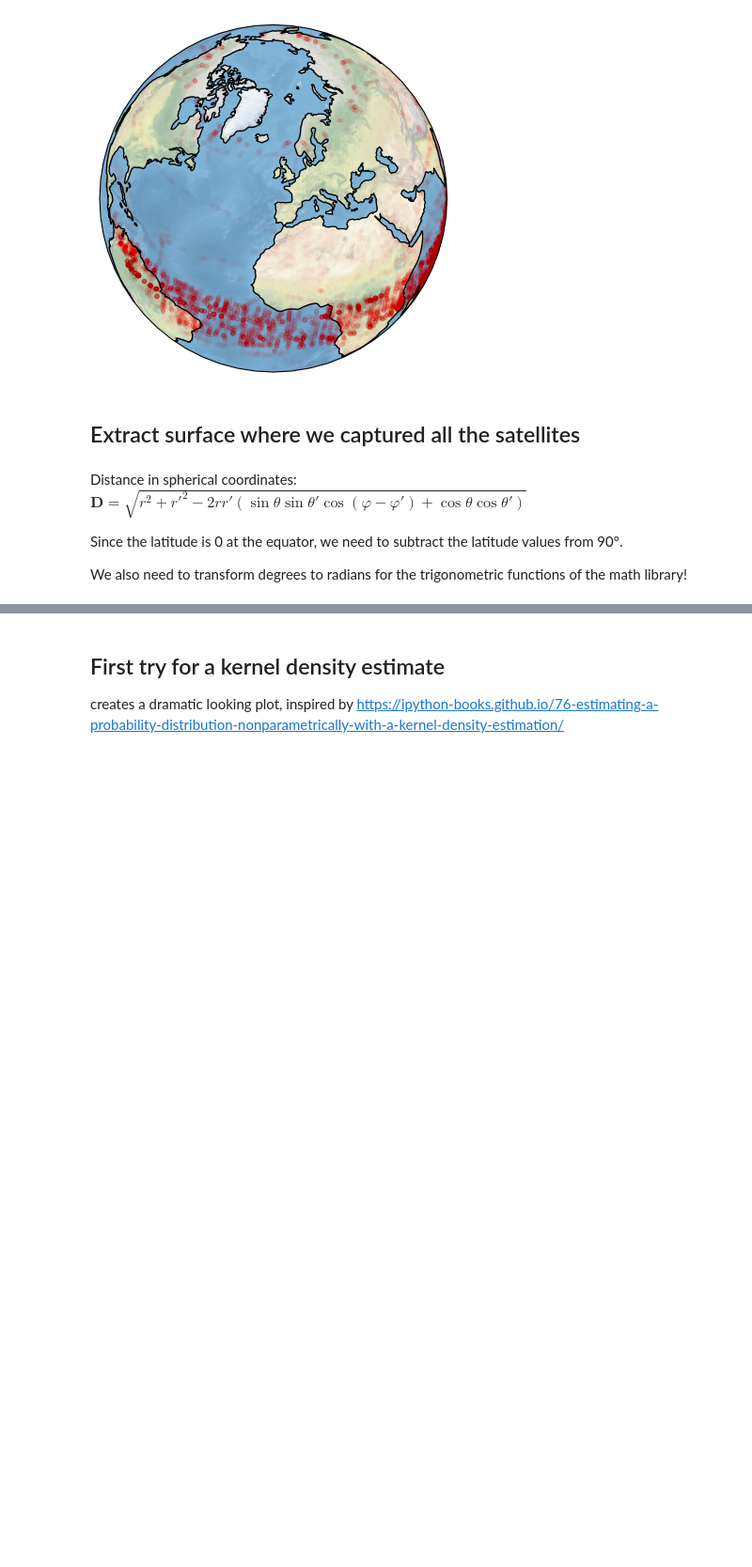
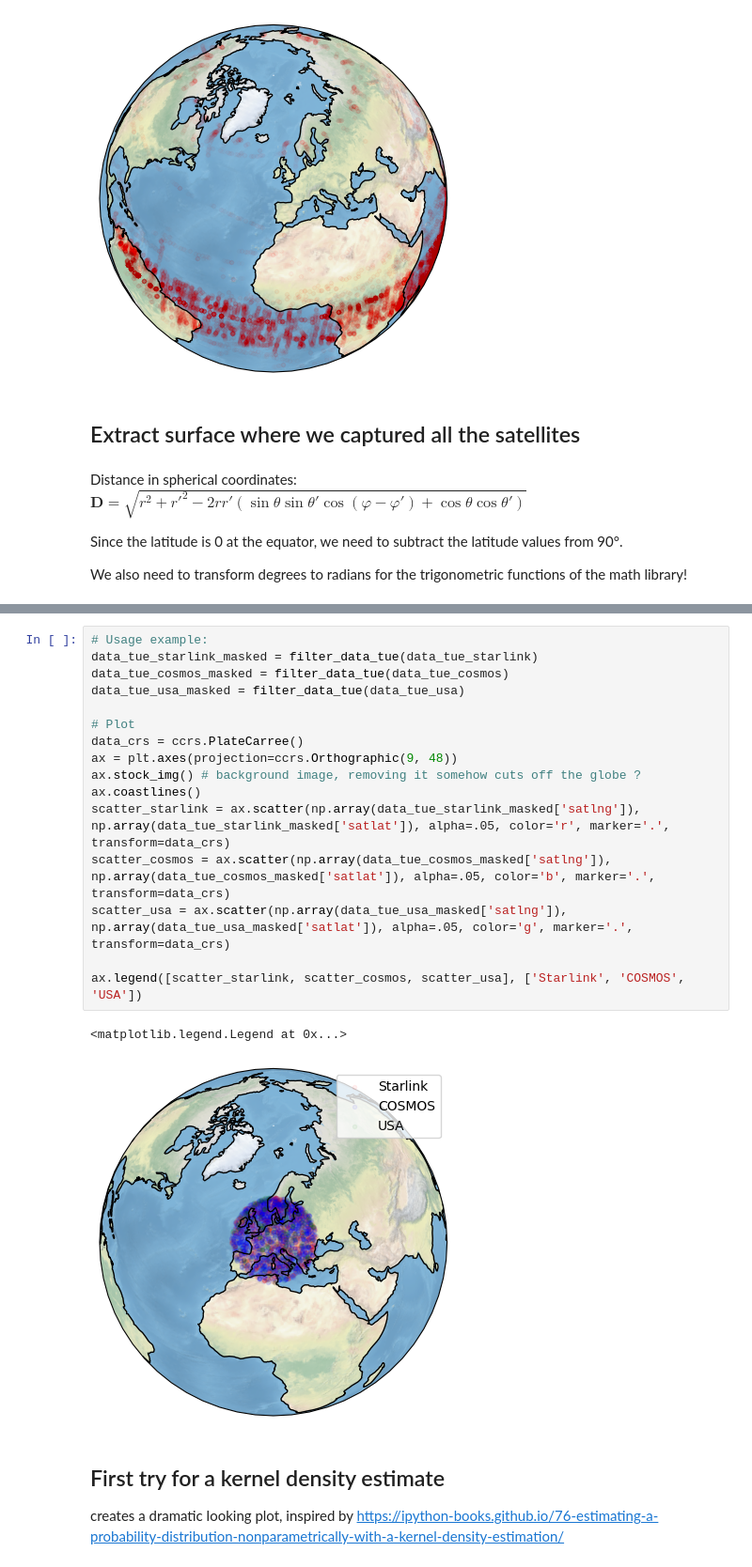
Before and after one commit to timoluebbing/Satellites, a Jupyter notebook: satellites_mystery.ipynb, the cells around one changed output, grey strips where cells are left out. Shown at 94% size. Saved outputs shown, nothing was run; the diff lists cells and outputs as text; blank space fills up the shorter version.

```diff
--- a/satellites_mystery.ipynb
+++ b/satellites_mystery.ipynb
@@ -233,3 +268,22 @@ ax.scatter(np.array(data_tue_masked['satlng']), np.array(data_tue_masked['satlat
+# %%
+# Usage example:
+data_tue_starlink_masked = filter_data_tue(data_tue_starlink)
+data_tue_cosmos_masked = filter_data_tue(data_tue_cosmos)
+data_tue_usa_masked = filter_data_tue(data_tue_usa)
+
+# Plot
+data_crs = ccrs.PlateCarree()
+ax = plt.axes(projection=ccrs.Orthographic(9, 48))
+ax.stock_img() # background image, removing it somehow cuts off the globe ?
+ax.coastlines()
+scatter_starlink = ax.scatter(np.array(data_tue_starlink_masked['satlng']), np.array(data_tue_starlink_masked['satlat']), alpha=.05, color='r', marker='.', transform=data_crs)
+scatter_cosmos = ax.scatter(np.array(data_tue_cosmos_masked['satlng']), np.array(data_tue_cosmos_masked['satlat']), alpha=.05, color='b', marker='.', transform=data_crs)
+scatter_usa = ax.scatter(np.array(data_tue_usa_masked['satlng']), np.array(data_tue_usa_masked['satlat']), alpha=.05, color='g', marker='.', transform=data_crs)
+
+ax.legend([scatter_starlink, scatter_cosmos, scatter_usa], ['Starlink', 'COSMOS', 'USA'])
+# %% [output]
+<matplotlib.legend.Legend at 0x...>
+[figure, added]
 # %% [markdown]
 ## First try for a kernel density estimate
 creates a dramatic looking plot, inspired by https://ipython-books.github.io/76-estimating-a-probability-distribution-nonparametrically-with-a-kernel-density-estimation/
```
Also changed, not shown: parts of 10 cells of this notebook, 1 other file.
